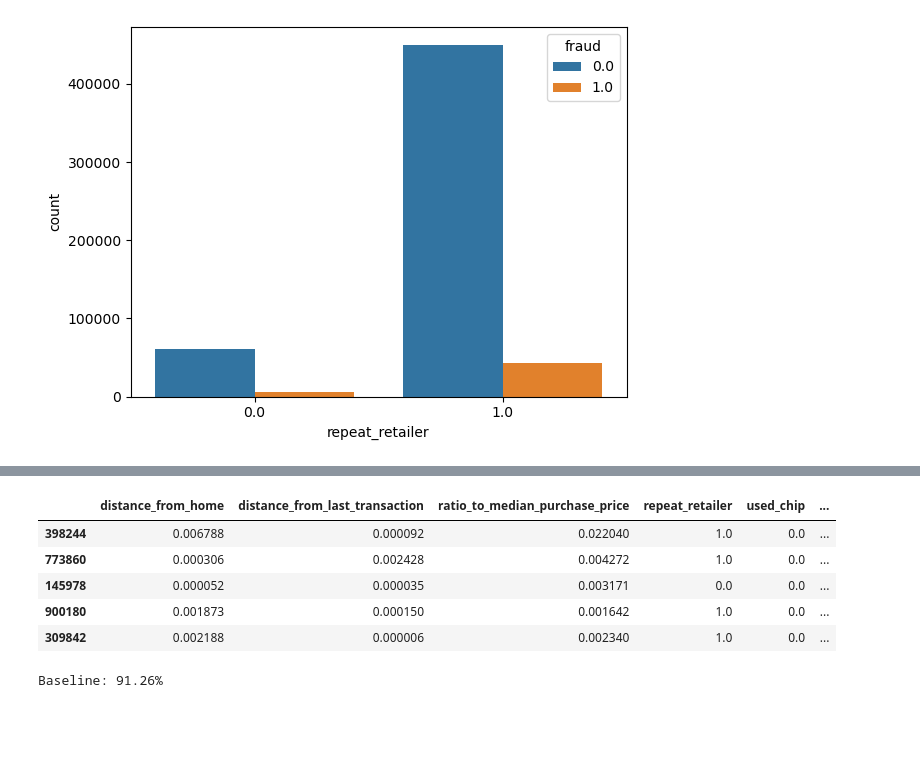
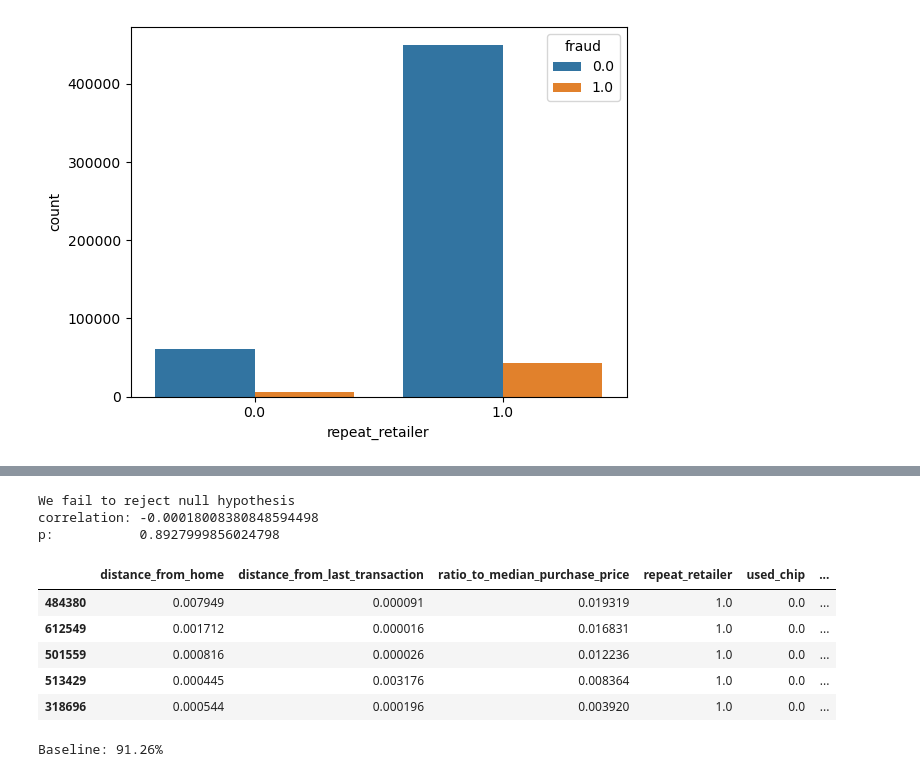
Before and after one commit to jorgellopez38/Credit-Card-Fraud, a Jupyter notebook: scratch_1.ipynb, the cells around one changed output, grey strips where cells are left out. Drawn from its saved outputs; the diff is of its cells as text; code cells hidden in the pictures; blank space fills up the shorter version.

```diff
--- a/scratch_1.ipynb
+++ b/scratch_1.ipynb
@@ -273,3 +299,9 @@ plt.show()
+# %%
+question_hypothesis_test4(train)
+# %% [output]
+We fail to reject null hypothesis
+correlation: -0.00018008380848594498
+p:           0.8927999856024798
 # %%
 def scale_data(train,
                validate,
@@ -308,14 +340,14 @@ columns_to_scale = ['distance_from_home', 'distance_from_last_transaction',
 train_scaled, validate_scaled, test_scaled,= scale_data(train,
                                              validate, test, columns_to_scale)
 # %%
-train_scaled.head()
+train_scaled.tail()
 # %% [output]
 |  | distance_from_home | distance_from_last_transaction | ratio_to_median_purchase_price | repeat_retailer | used_chip | ... |
-| 398244 | 0.006788 | 0.000092 | 0.022040 | 1.0 | 0.0 | ... |
-| 773860 | 0.000306 | 0.002428 | 0.004272 | 1.0 | 0.0 | ... |
-| 145978 | 0.000052 | 0.000035 | 0.003171 | 0.0 | 0.0 | ... |
-| 900180 | 0.001873 | 0.000150 | 0.001642 | 1.0 | 0.0 | ... |
-| 309842 | 0.002188 | 0.000006 | 0.002340 | 1.0 | 0.0 | ... |
+| 484380 | 0.007949 | 0.000091 | 0.019319 | 1.0 | 0.0 | ... |
+| 612549 | 0.001712 | 0.000016 | 0.016831 | 1.0 | 0.0 | ... |
+| 501559 | 0.000816 | 0.000026 | 0.012236 | 1.0 | 0.0 | ... |
+| 513429 | 0.000445 | 0.003176 | 0.008364 | 1.0 | 0.0 | ... |
+| 318696 | 0.000544 | 0.000196 | 0.003920 | 1.0 | 0.0 | ... |
 # %%
 #train_scaled = X_train_scaled, y_train_scaled
 # X_validate_scaled, y_valitate_scaled = validate_scaled
```
Also changed, not shown: parts of 28 cells of this notebook.
